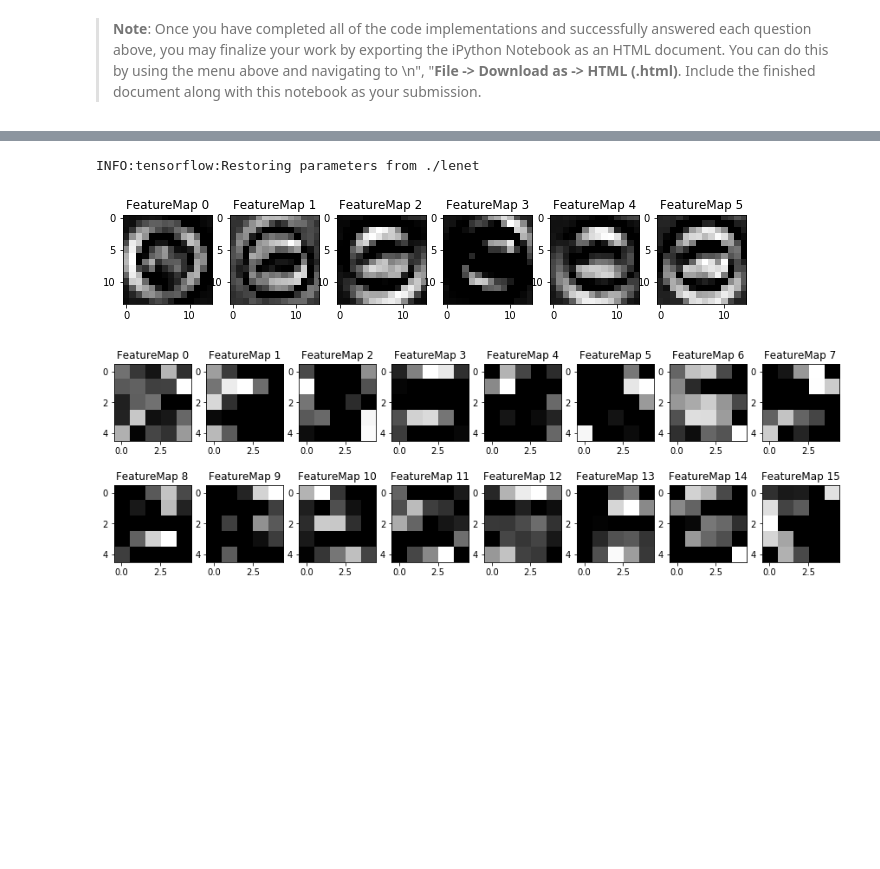
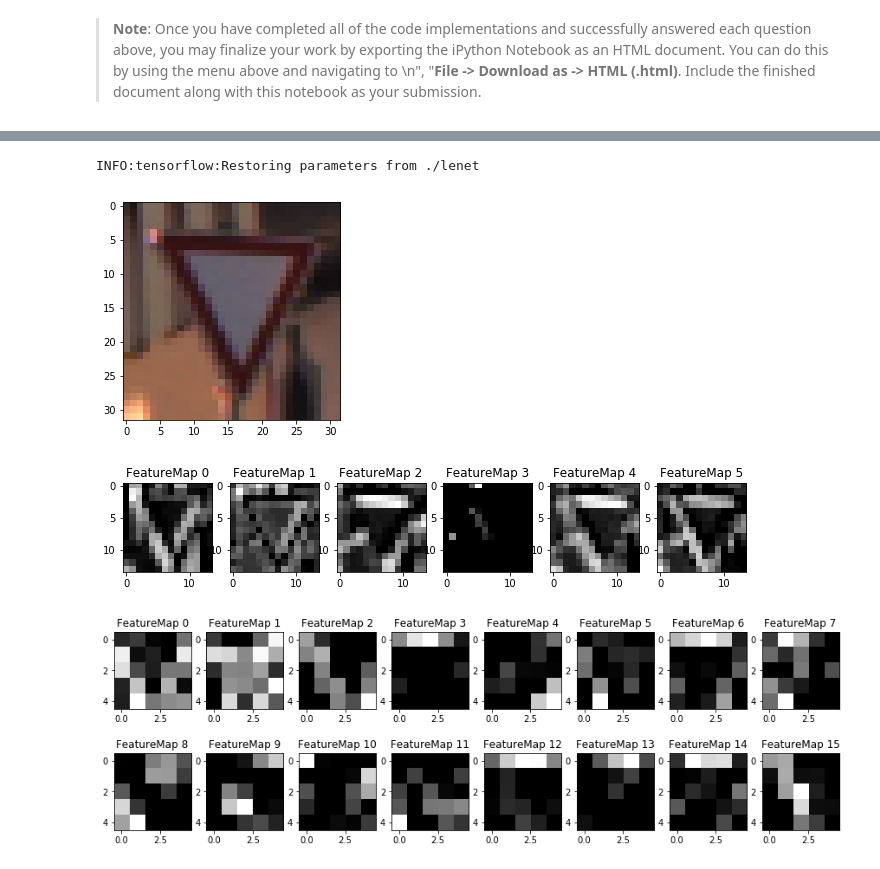
Before and after one commit to nyukhalov/CarND-Traffic-Sign-Classifier-Project, a Jupyter notebook: Traffic_Sign_Classifier.ipynb, the cells around one changed output, grey strips where cells are left out. Drawn from its saved outputs; the diff is of its cells as text; code cells hidden in the pictures; blank space fills up the shorter version.

Commit message:
Visualizing convolutional layers of a random image

```diff
--- a/Traffic_Sign_Classifier.ipynb
+++ b/Traffic_Sign_Classifier.ipynb
@@ -983,34 +983,39 @@ For an example of what feature map outputs look like, check out NVIDIA's results
 # image_input: the test image being fed into the network to produce the feature maps
 # tf_activation: should be a tf variable name used during your training procedure that represents the calculated state of a specific weight layer
 # activation_min/max: can be used to view the activation contrast in more detail, by default matplot sets min and max to the actual min and max values of the output
 # plt_num: used to plot out multiple different weight feature map sets on the same block, just extend the plt number for each new feature map entry
 
 def outputFeatureMap(sess, image_input, tf_activation, activation_min=-1, activation_max=-1 ,plt_num=1):
     # Here make sure to preprocess your image_input in a way your network expects
     # with size, normalization, ect if needed
     # image_input =
     # Note: x should be the same name as your network's tensorflow data placeholder variable
     # If you get an error tf_activation is not defined it may be having trouble accessing the variable from inside a function
     activation = tf_activation.eval(session=sess,feed_dict={x : image_input})
     featuremaps = activation.shape[3]
     plt.figure(plt_num, figsize=(15,15))
     for featuremap in range(featuremaps):
         plt.subplot(6,8, featuremap+1) # sets the number of feature maps to show on each row and column
         plt.title('FeatureMap ' + str(featuremap)) # displays the feature map number
         if activation_min != -1 & activation_max != -1:
             plt.imshow(activation[0,:,:, featuremap], interpolation="nearest", vmin =activation_min, vmax=activation_max, cmap="gray")
         elif activation_max != -1:
             plt.imshow(activation[0,:,:, featuremap], interpolation="nearest", vmax=activation_max, cmap="gray")
         elif activation_min !=-1:
             plt.imshow(activation[0,:,:, featuremap], interpolation="nearest", vmin=activation_min, cmap="gray")
         else:
             plt.imshow(activation[0,:,:, featuremap], interpolation="nearest", cmap="gray")
 
 with tf.Session() as sess:
     saver.restore(sess, tf.train.latest_checkpoint('.'))
-    outputFeatureMap(sess, [X_test_norm[0]], conv1, plt_num=1)
-    outputFeatureMap(sess, [X_test_norm[0]], conv2, plt_num=2)
+    r_idx = random.randint(0, len(X_test)-1)
+    img = X_test[r_idx]
+    img_norm = X_test_norm[r_idx]
+    plt.imshow(img)
+    outputFeatureMap(sess, [img_norm], conv1, plt_num=2)
+    outputFeatureMap(sess, [img_norm], conv2, plt_num=3)
 # %% [output]
 INFO:tensorflow:Restoring parameters from ./lenet
-[figure, old version]
+[figure, new version]
-[figure, old version]
+[figure, new version]
+[figure, added]
```
